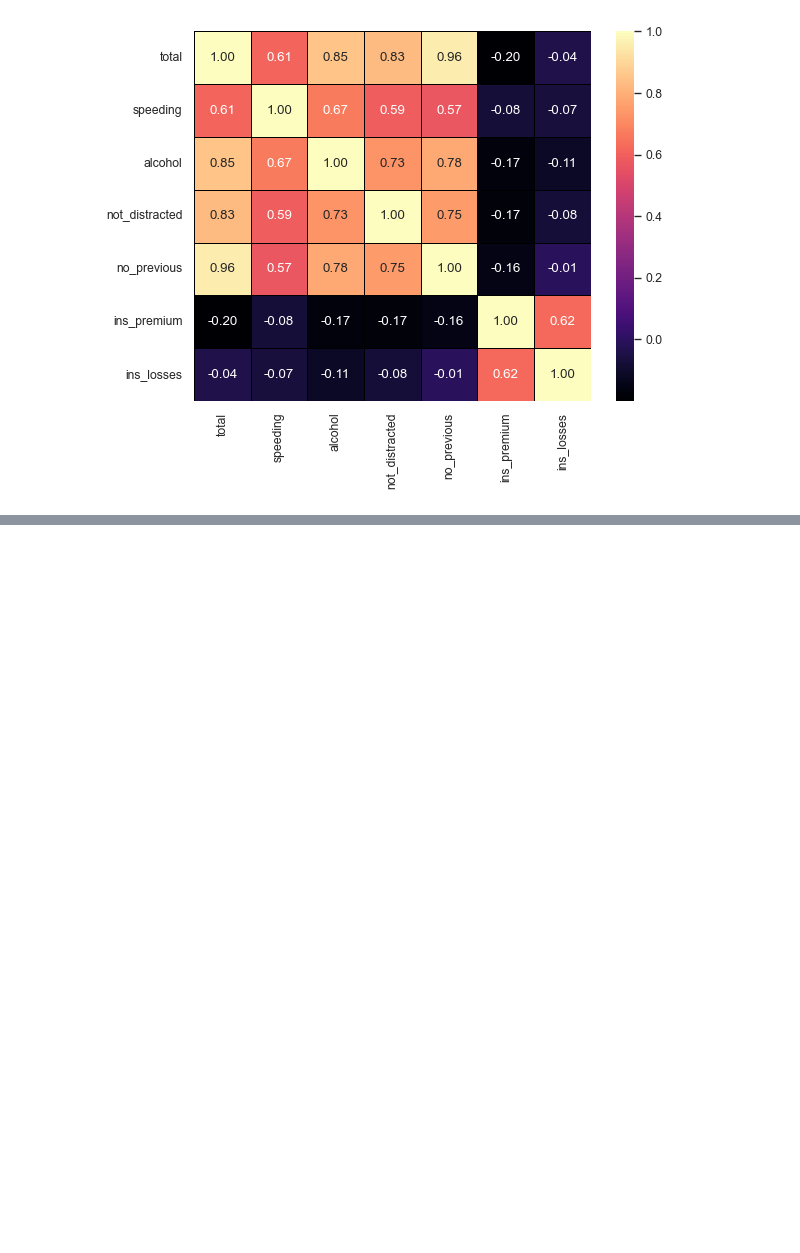
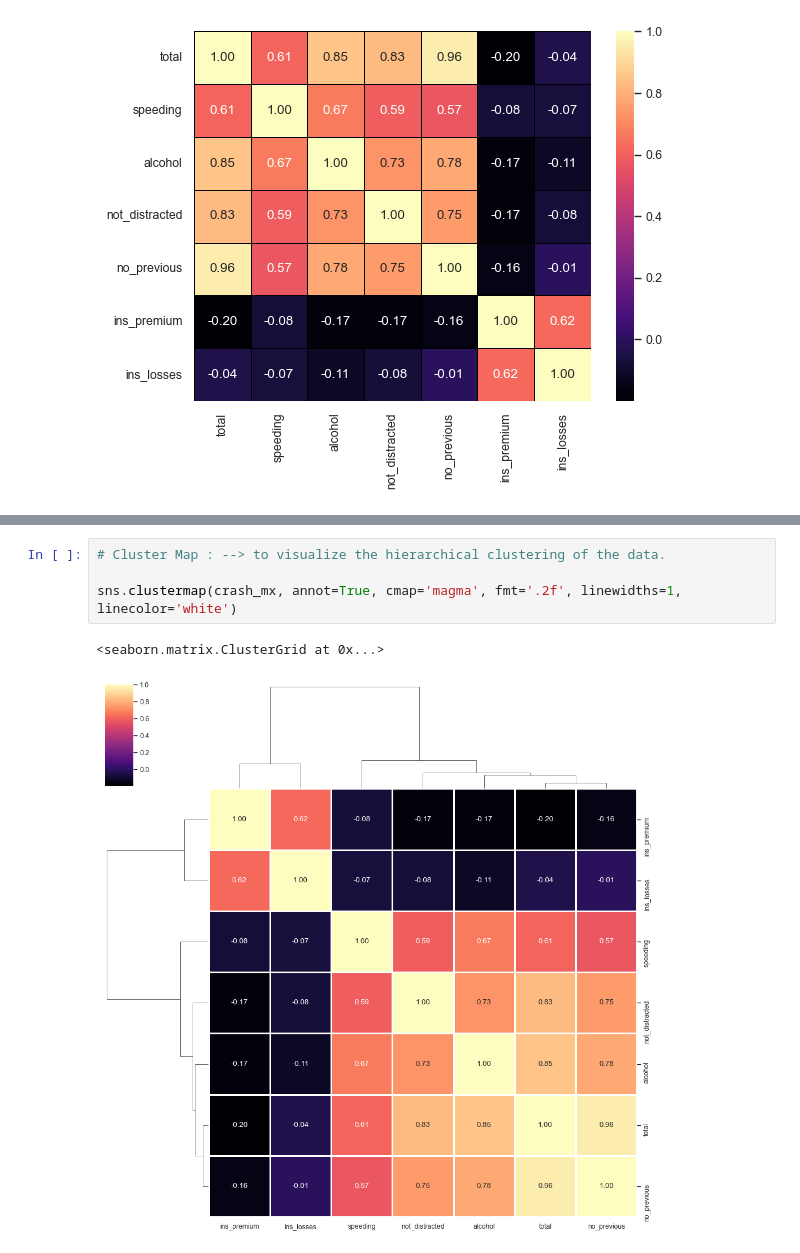
Before and after one commit to Nevin100/Data-Visualization-with-Seaborn, a Jupyter notebook: seaborn.ipynb, the cells around one changed output, grey strips where cells are left out. Cells and saved outputs as stored; diff of their text form; blank space fills up the shorter version.

Commit message:
Completed Seaborn Revision

```diff
--- a/seaborn.ipynb
+++ b/seaborn.ipynb
@@ -214,0 +229,7 @@ sns.heatmap(crash_mx, annot=True, cmap='magma', fmt='.2f', linewidths=0.5, linec
+# %%
+# Cluster Map : --> to visualize the hierarchical clustering of the data.
+
+sns.clustermap(crash_mx, annot=True, cmap='magma', fmt='.2f', linewidths=1, linecolor='white')
+# %% [output]
+<seaborn.matrix.ClusterGrid at 0x...>
+[figure, added]
```
Also changed, not shown: parts of 10 cells of this notebook.
